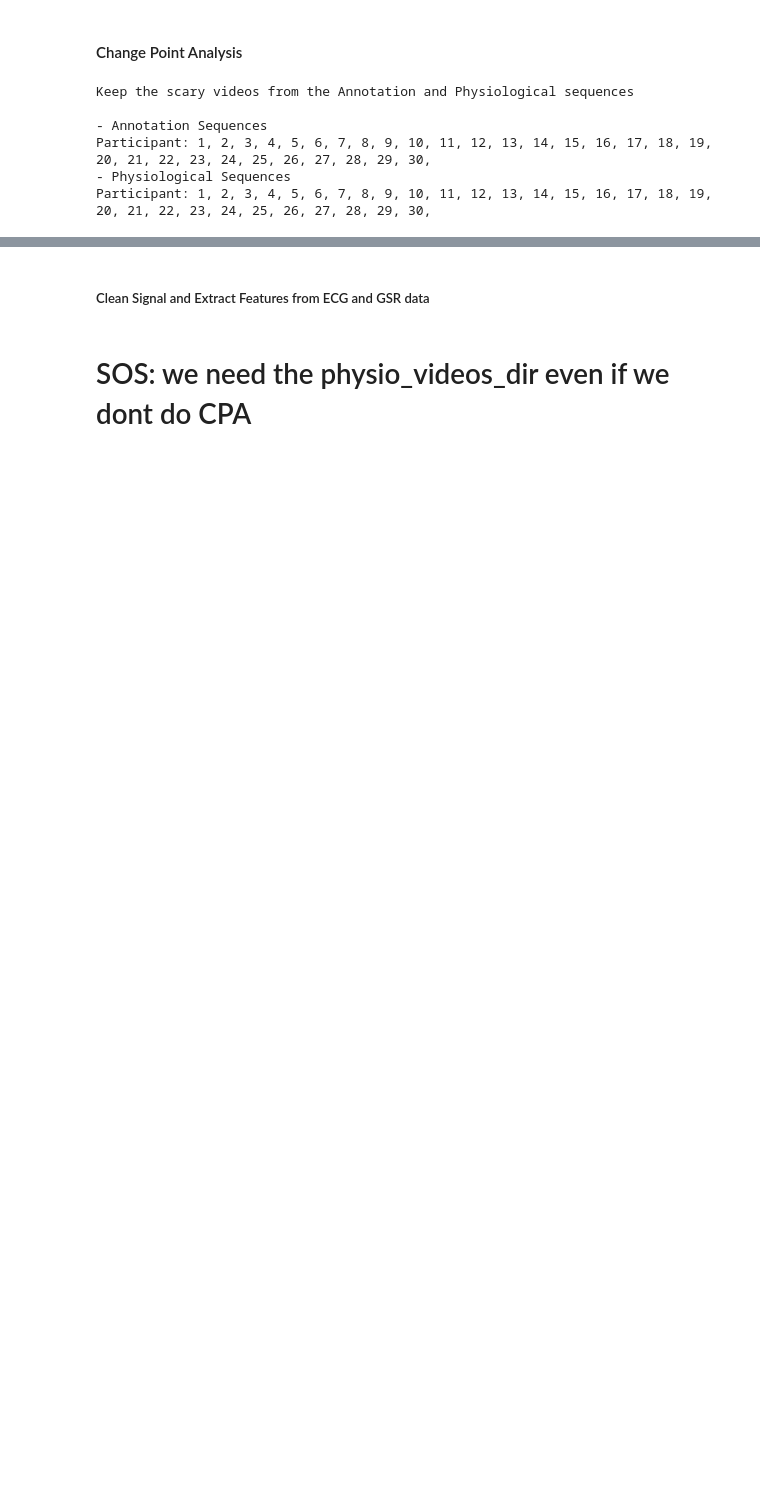
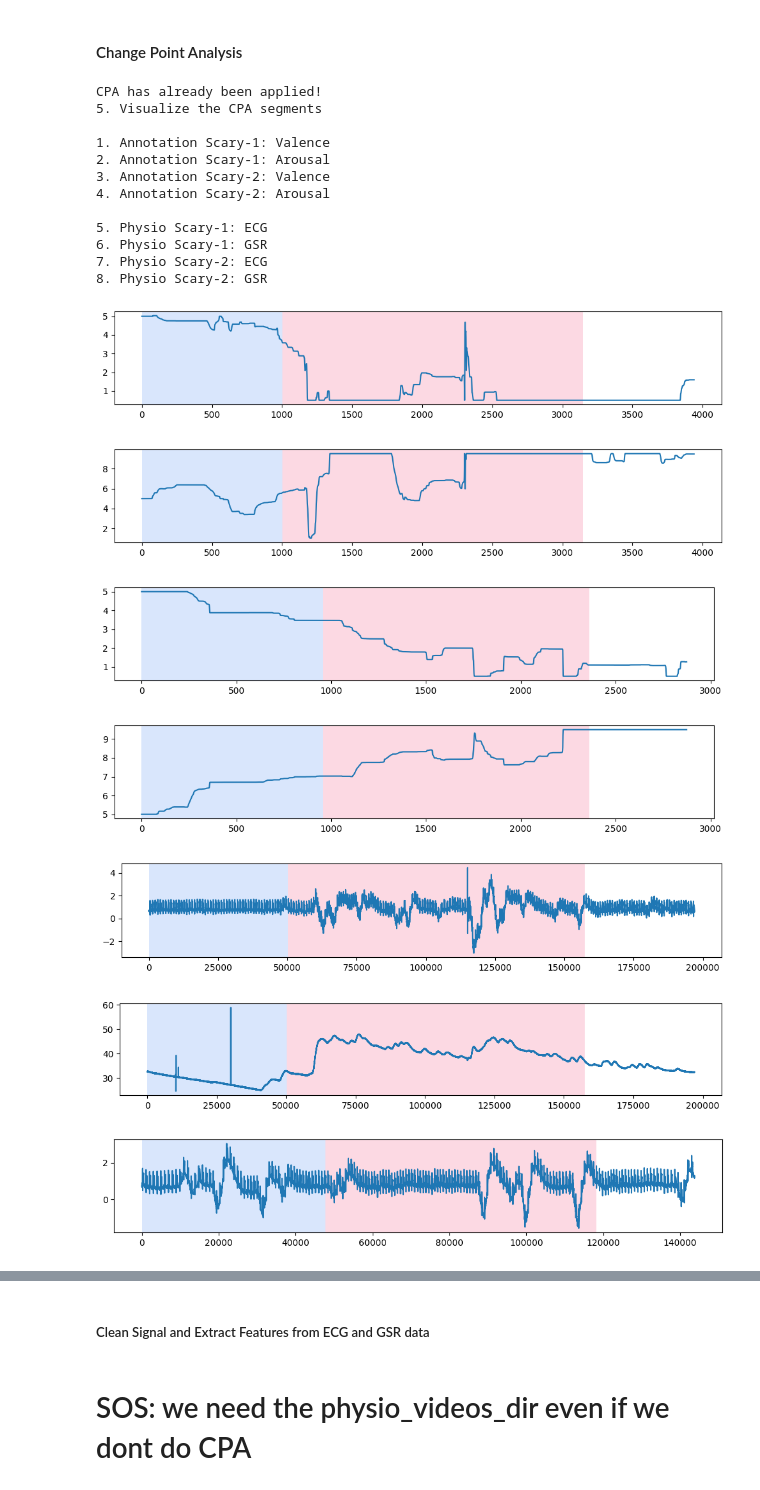
Before and after one commit to ChristosP1/CASE_project, a Jupyter notebook: FINAL_full_analysis_notebook.ipynb, the cells around one changed output, grey strips where cells are left out. Cells and saved outputs as stored; diff of their text form; code cells hidden in the pictures; blank space fills up the shorter version.

```diff
--- a/FINAL_full_analysis_notebook.ipynb
+++ b/FINAL_full_analysis_notebook.ipynb
@@ -25,8 +25,8 @@ warnings.filterwarnings("ignore")
 
 # ....
 # %%
-CPA = False
-VISUALIZE_CPA = False
+CPA = True
+VISUALIZE_CPA = True
 # %% [markdown]
 #### Raw data directories
 # %%
@@ -342,7 +365,7 @@ def apply_cpa(num_participants, annotations_dir, physio_dir, annotation_videos_d
 def visualize_cpa_results(annotation_videos_dir, physio_videos_dir):
     print('5. Visualize the CPA segments\n')
     # NOTE: Change participant number to inpsect
-    participant_id = 11
+    participant_id = 5
 
     # Example: Plot the annotation segments extracted from CPA
     example_file_scary_1_annotation = pd.read_csv(f'{annotation_videos_dir}/sub_{participant_id}_scary_1.csv')
@@ -382,38 +405,46 @@ def visualize_cpa_results(annotation_videos_dir, physio_videos_dir):
     rpt.display(example_file_scary_1_physio['gsr'], segments_scary_1_physio)
     rpt.display(example_file_scary_2_physio['ecg'], segments_scary_2_physio)
     rpt.display(example_file_scary_2_physio['gsr'], segments_scary_2_physio)
-# %%
-# TODO: here check if directory exists. If it is, skip this
-
-print('Keep the scary videos from the Annotation and Physiological sequences\n')
-print(f'- Annotation Sequences')
-# Keep the two scary videos from each annotation sequence and store them in the "annotation_videos_dir"
-keep_scary_videos(total_num_participants, annotations_dir, annotation_videos_dir)
-
-print(f'- Physiological Sequences')
-# Keep the two scary videos from each physiological sequence and store them in the "physio_videos_dir"
-keep_scary_videos(total_num_participants, physio_dir, physio_videos_dir)
-# %% [output]
-Keep the scary videos from the Annotation and Physiological sequences
-
-- Annotation Sequences
-Participant: 1, 2, 3, 4, 5, 6, 7, 8, 9, 10, 11, 12, 13, 14, 15, 16, 17, 18, 19, 20, 21, 22, 23, 24, 25, 26, 27, 28, 29, 30,
-- Physiological Sequences
-Participant: 1, 2, 3, 4, 5, 6, 7, 8, 9, 10, 11, 12, 13, 14, 15, 16, 17, 18, 19, 20, 21, 22, 23, 24, 25, 26, 27, 28, 29, 30,
 # %%
 # Run CPA (Note: this can take up to 20 minutes)
 if CPA:
     # Define Directory paths
     annotations_after_cpa_dir = 'annotations_after_cpa'
     physio_after_cpa_dir = 'physio_after_cpa'
 
     # Make sure that the directories exist
     os.makedirs(annotations_after_cpa_dir, exist_ok=True)
     os.makedirs(physio_after_cpa_dir, exist_ok=True)
 
-    apply_cpa(total_num_participants, annotations_dir, physio_dir, annotation_videos_dir,
-              physio_videos_dir, annotations_after_cpa_dir, physio_after_cpa_dir)
+    annotation_files_after_cpa_list = os.listdir(annotations_after_cpa_dir)
+    physion_files_after_cpa_list = os.listdir(physio_after_cpa_dir)
+
+    if len(annotation_files_after_cpa_list) != total_num_participants*2 or len(physion_files_after_cpa_list) != total_num_participants*2:
+        apply_cpa(total_num_participants, annotations_dir, physio_dir, annotation_videos_dir,
+                physio_videos_dir, annotations_after_cpa_dir, physio_after_cpa_dir)
+    else:
+        print('CPA has already been applied!')
 
 
     if VISUALIZE_CPA:
         visualize_cpa_results(annotation_videos_dir, physio_videos_dir)
+# %% [output]
+CPA has already been applied!
+5. Visualize the CPA segments
+
+1. Annotation Scary-1: Valence
+2. Annotation Scary-1: Arousal
+3. Annotation Scary-2: Valence
+4. Annotation Scary-2: Arousal
+
+5. Physio Scary-1: ECG
+6. Physio Scary-1: GSR
+7. Physio Scary-2: ECG
+8. Physio Scary-2: GSR
+[figure, added]
+[figure, added]
+[figure, added]
+[figure, added]
+[figure, added]
+[figure, added]
+[figure, added]
```
Also changed, not shown: parts of 18 cells of this notebook.
